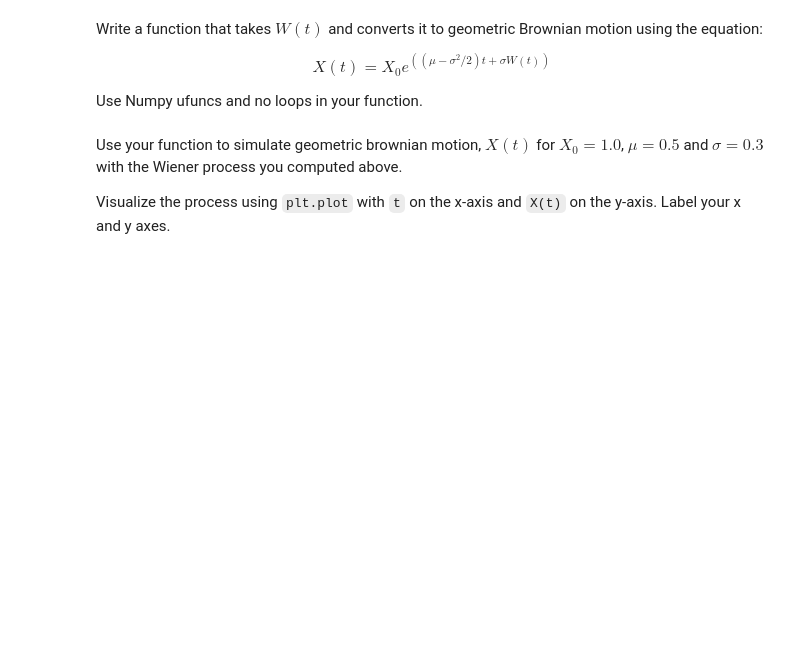
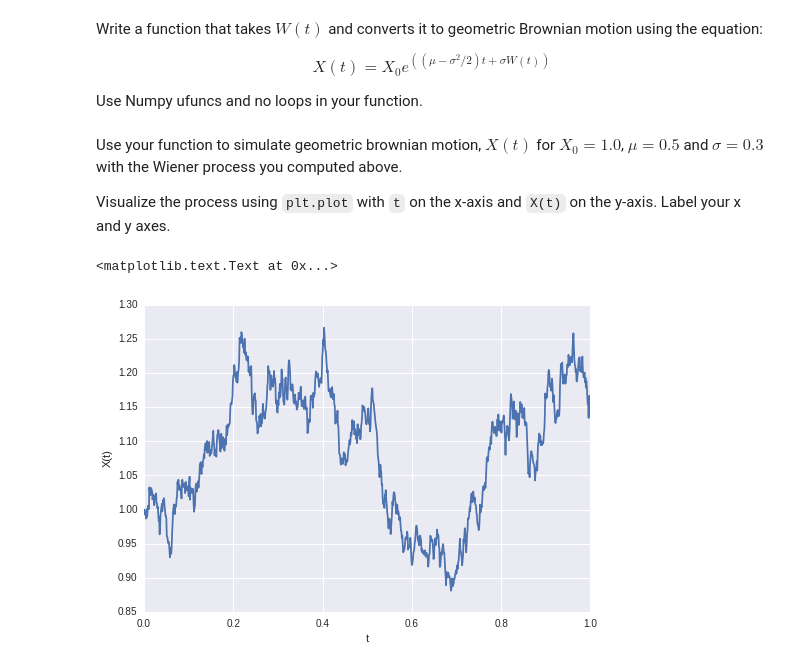
Before and after one commit to hunterherrin/phys202-2015-work, a Jupyter notebook: assignments/assignment03/NumpyEx03.ipynb, the cells around one changed output. Saved outputs shown, nothing was run; the diff lists cells and outputs as text; code cells hidden in the pictures; blank space fills up the shorter version.

```diff
--- a/assignments/assignment03/NumpyEx03.ipynb
+++ b/assignments/assignment03/NumpyEx03.ipynb
@@ -86,8 +71,9 @@ Use Numpy ufuncs and no loops in your function.
 # %%
 def geo_brownian(t, W, X0, mu, sigma):
     "Return X(t) for geometric brownian motion with drift mu, volatility sigma."""
-    # YOUR CODE HERE
-    raise NotImplementedError()
+    y = ((mu-(sigma**2)/2)*t+sigma*W)
+    b = X0*np.exp(y)
+    return(t, b)
 # %%
 assert True # leave this for grading
 # %% [markdown]
@@ -100,2 +83,10 @@ raise NotImplementedError()
+# %%
+q, r = geo_brownian(t, W, 1.0, 0.5, 0.3)
+plt.plot(q, r)
+plt.xlabel('t')
+plt.ylabel('X(t)')
+# %% [output]
+<matplotlib.text.Text at 0x...>
+[figure, added]
 # %%
 assert True # leave this for grading
```
Also changed, not shown: parts of 8 cells of this notebook, 1 other file.
